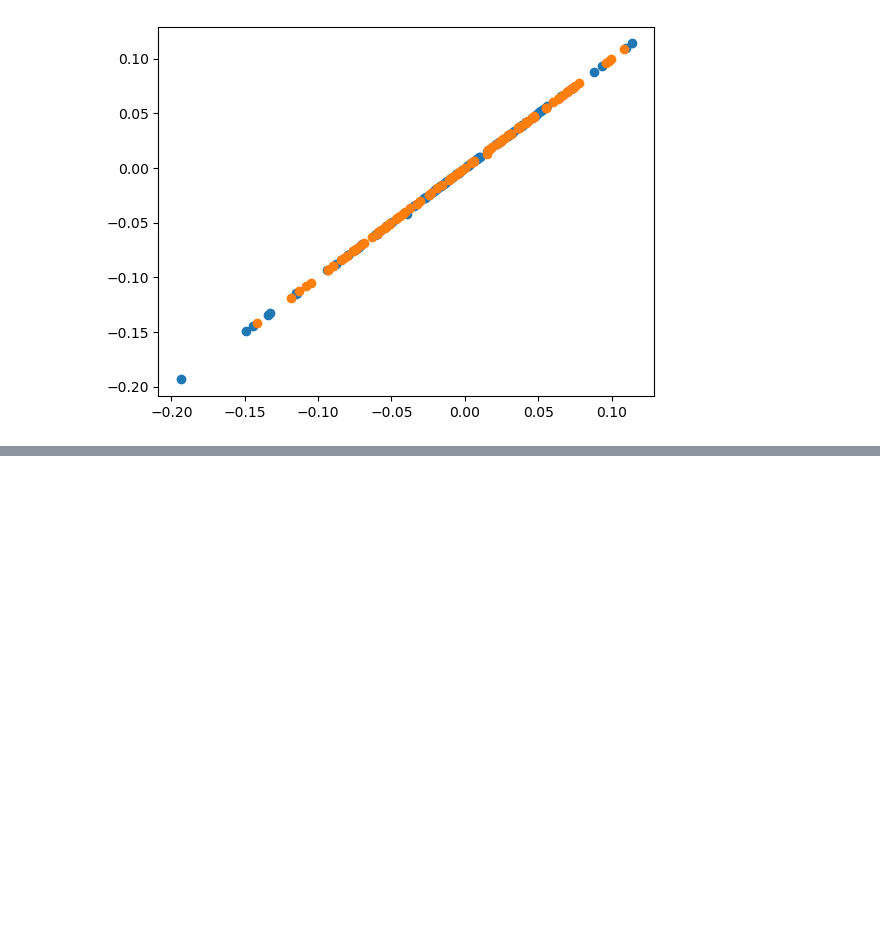
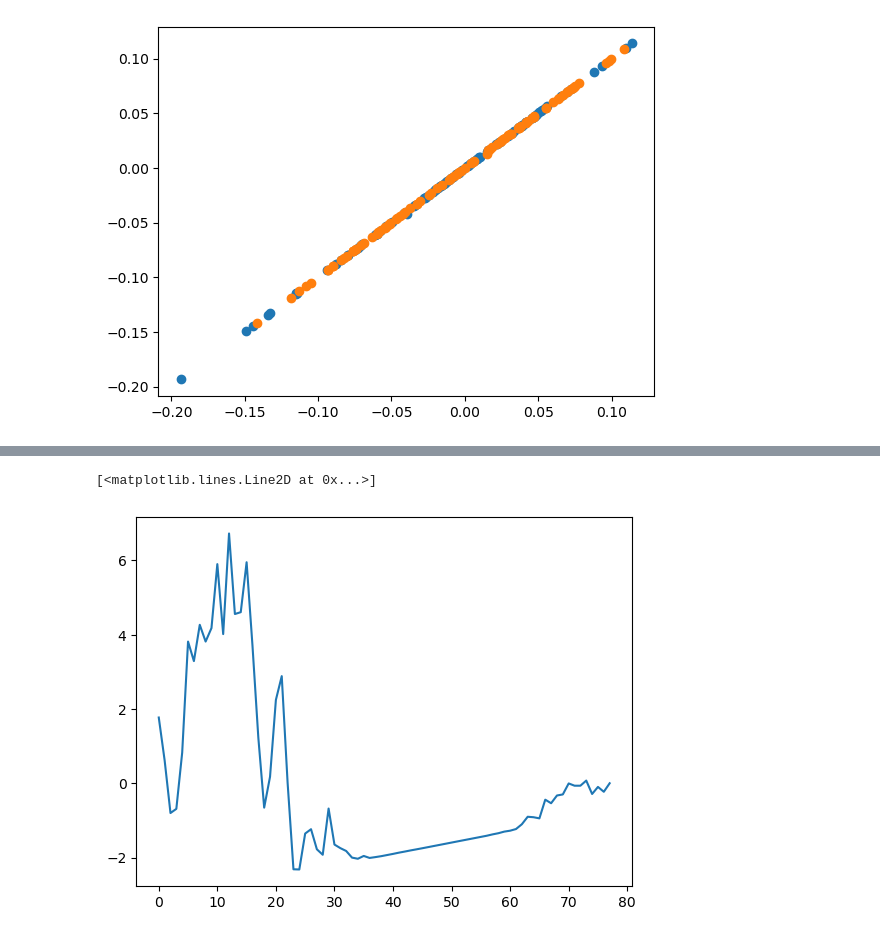
Before and after one commit to z7743/FastCCM, a Jupyter notebook: notebooks/CCM results comparison.ipynb, the cells around one changed output, grey strips where cells are left out. Cells and saved outputs as stored; diff of their text form; code cells hidden in the pictures; blank space fills up the shorter version.

```diff
--- a/notebooks/CCM results comparison.ipynb
+++ b/notebooks/CCM results comparison.ipynb
@@ -40,0 +80,5 @@ plt.scatter(Y_to_X_res_FastCCM, Y_to_X_res_pyEDM)
+# %%
+plt.plot(np.cumsum(test_df["sardine"]))
+# %% [output]
+[<matplotlib.lines.Line2D at 0x...>]
+[figure, added]
```
Also changed, not shown: parts of 22 cells of this notebook, 2 other files.
